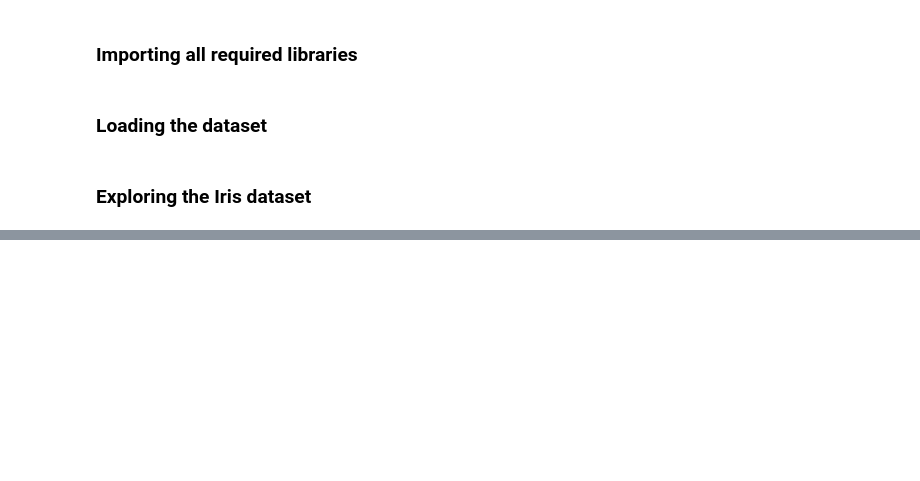
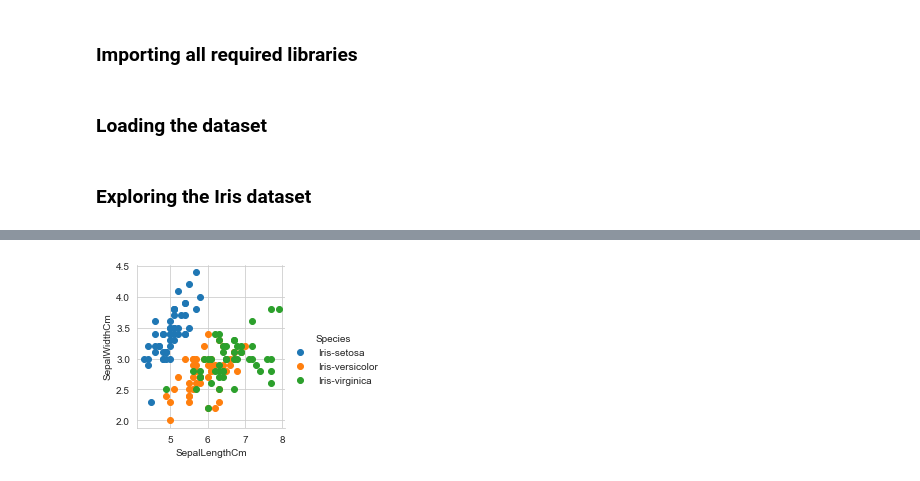
Before and after one commit to iaks23/TSF_Internship_Tasks, a Jupyter notebook: Task_1_Decision_Tree/Decision_Tree_Iris.ipynb, the cells around one changed output, grey strips where cells are left out. Saved outputs shown, nothing was run; the diff lists cells and outputs as text; code cells hidden in the pictures; blank space fills up the shorter version.

```diff
--- a/Task_1_Decision_Tree/Decision_Tree_Iris.ipynb
+++ b/Task_1_Decision_Tree/Decision_Tree_Iris.ipynb
@@ -29,0 +90,8 @@ iris_data.head(10)
+# %%
+sns.set_style('whitegrid')
+sns.FacetGrid(iris_data, hue = 'Species') \
+    .map(plt.scatter, 'SepalLengthCm','SepalWidthCm') \
+    .add_legend()
+plt.show()
+# %% [output]
+[figure, added]
```
Also changed, not shown: parts of 27 cells of this notebook, 2 other files.
